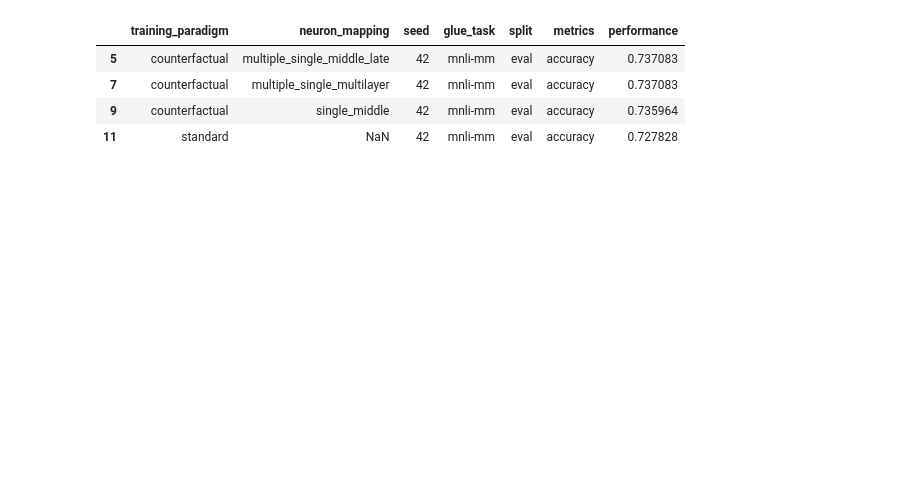
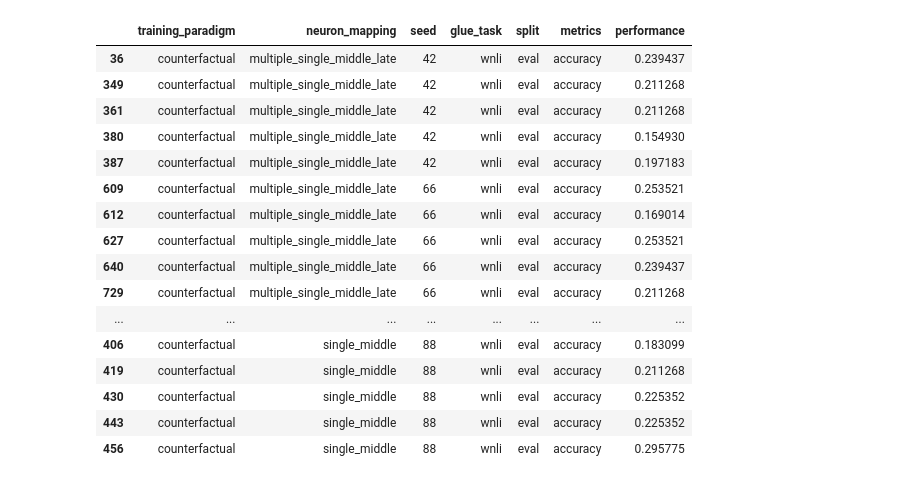
Before and after one commit to frankaging/Causal-Distill, a Jupyter notebook: distillation/performance_analysis.ipynb, the cells around one changed output. Saved outputs shown, nothing was run; the diff lists cells and outputs as text; code cells hidden in the pictures; blank space fills up the shorter version.

```diff
--- a/distillation/performance_analysis.ipynb
+++ b/distillation/performance_analysis.ipynb
@@ -3,10 +3,22 @@ import pandas as pd
 # %%
 df = pd.read_csv ("../glue_evaluation_results.csv")
 # %%
-df[df["glue_task"]=="mnli-mm"]
+df[df["glue_task"]=="wnli"].sort_values(by=['neuron_mapping', 'seed'])
 # %% [output]
 |  | training_paradigm | neuron_mapping | seed | glue_task | split | metrics | performance |
-| 5 | counterfactual | multiple_single_middle_late | 42 | mnli-mm | eval | accuracy | 0.737083 |
-| 7 | counterfactual | multiple_single_multilayer | 42 | mnli-mm | eval | accuracy | 0.737083 |
-| 9 | counterfactual | single_middle | 42 | mnli-mm | eval | accuracy | 0.735964 |
-| 11 | standard | NaN | 42 | mnli-mm | eval | accuracy | 0.727828 |
+| 36 | counterfactual | multiple_single_middle_late | 42 | wnli | eval | accuracy | 0.239437 |
+| 349 | counterfactual | multiple_single_middle_late | 42 | wnli | eval | accuracy | 0.211268 |
+| 361 | counterfactual | multiple_single_middle_late | 42 | wnli | eval | accuracy | 0.211268 |
+| 380 | counterfactual | multiple_single_middle_late | 42 | wnli | eval | accuracy | 0.154930 |
+| 387 | counterfactual | multiple_single_middle_late | 42 | wnli | eval | accuracy | 0.197183 |
+| 609 | counterfactual | multiple_single_middle_late | 66 | wnli | eval | accuracy | 0.253521 |
+| 612 | counterfactual | multiple_single_middle_late | 66 | wnli | eval | accuracy | 0.169014 |
+| 627 | counterfactual | multiple_single_middle_late | 66 | wnli | eval | accuracy | 0.253521 |
+| 640 | counterfactual | multiple_single_middle_late | 66 | wnli | eval | accuracy | 0.239437 |
+| 729 | counterfactual | multiple_single_middle_late | 66 | wnli | eval | accuracy | 0.211268 |
+| ... | ... | ... | ... | ... | ... | ... | ... |
+| 406 | counterfactual | single_middle | 88 | wnli | eval | accuracy | 0.183099 |
+| 419 | counterfactual | single_middle | 88 | wnli | eval | accuracy | 0.211268 |
+| 430 | counterfactual | single_middle | 88 | wnli | eval | accuracy | 0.225352 |
+| 443 | counterfactual | single_middle | 88 | wnli | eval | accuracy | 0.225352 |
+| 456 | counterfactual | single_middle | 88 | wnli | eval | accuracy | 0.295775 |
```
Also changed, not shown: parts of 9 cells of this notebook, 5 other files.
